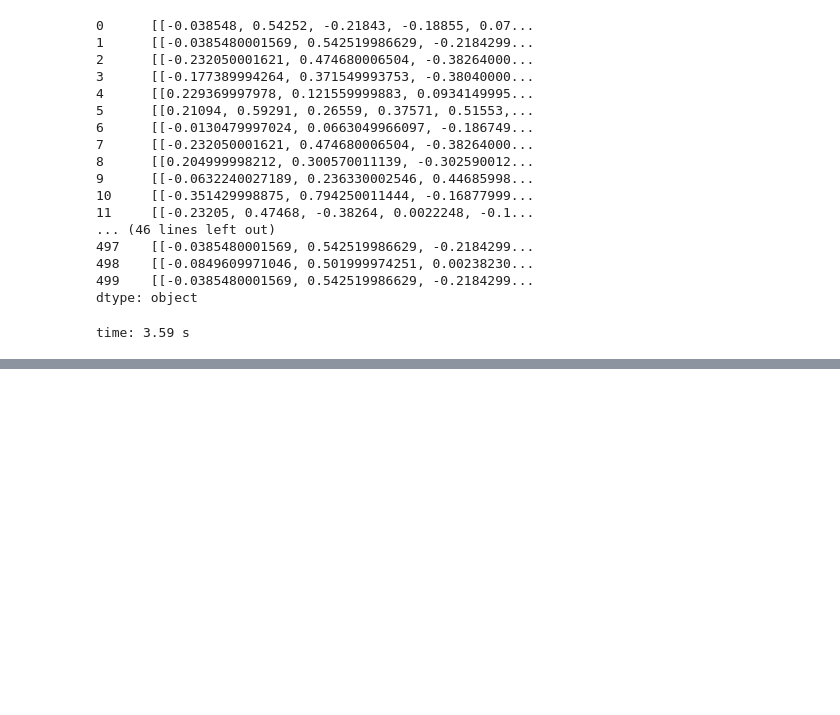
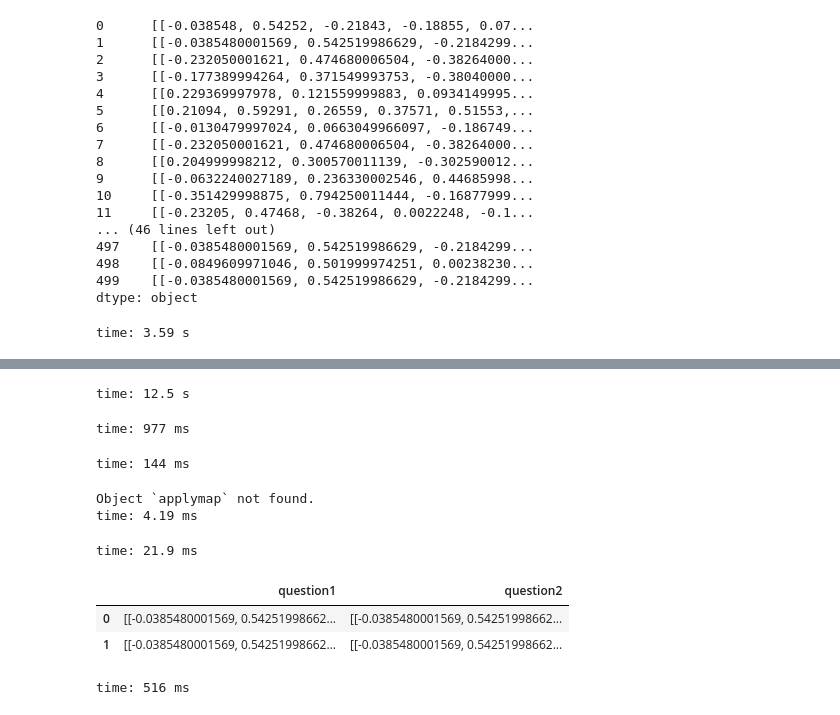
Before and after one commit to Mageswaran1989/kaggle-quora-tensorflow, a Jupyter notebook: preprocessor.ipynb, the cells around one changed output, grey strips where cells are left out. Cells and saved outputs as stored; diff of their text form; code cells hidden in the pictures; blank space fills up the shorter version.

```diff
--- a/preprocessor.ipynb
+++ b/preprocessor.ipynb
@@ -413,0 +446,36 @@ time: 3.59 s
+# %%
+df_train = pd.read_csv(TRAIN_CSV)
+df_test = pd.read_csv(TEST_CSV)
+# %% [output]
+time: 12.5 s
+# %%
+df_train.dropna(inplace=True)
+df_test.dropna(inplace=True)
+# %% [output]
+time: 977 ms
+# %%
+df_train.question1.apply?
+# %% [output]
+time: 144 ms
+# %%
+def row_mapper(row):
+    print(str(row))
+    row.question1 = "a"
+    row.question2 = 'b'
+    return row
+
+df_train[:5].applymap?
+# %% [output]
+Object `applymap` not found.
+time: 4.19 ms
+# %%
+df_train.apply?
+# %% [output]
+time: 21.9 ms
+# %%
+df_train['question1 question2'.split()][:2].applymap(question_transformer)
+# %% [output]
+|  | question1 | question2 |
+| 0 | [[-0.0385480001569, 0.54251998662... | [[-0.0385480001569, 0.54251998662... |
+| 1 | [[-0.0385480001569, 0.54251998662... | [[-0.0385480001569, 0.54251998662... |
+time: 516 ms
```
Also changed, not shown: parts of 16 cells of this notebook.
